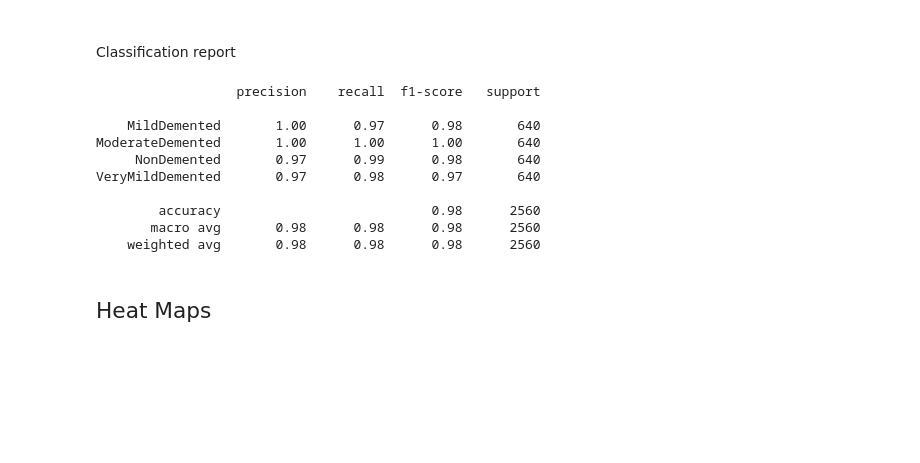
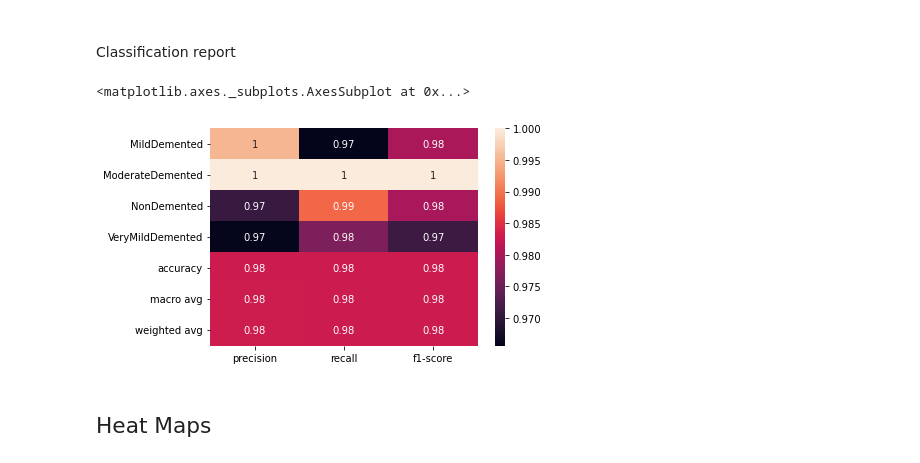
Before and after one commit to anagavrilovic/AlzheimersDisease, a Jupyter notebook: cnn/Classifying Severity of Alzheimer's Disease - CNN.ipynb, the cells around one changed output. Cells and saved outputs as stored; diff of their text form; code cells hidden in the pictures; blank space fills up the shorter version.

```diff
--- a/cnn/Classifying Severity of Alzheimer's Disease - CNN.ipynb
+++ b/cnn/Classifying Severity of Alzheimer's Disease - CNN.ipynb
@@ -218,20 +220,15 @@ Accuracy: 98.28125 %
 # %% [markdown]
 <h4 style="font-weight: normal;">Classification report</h4>
 # %%
-print(classification_report(y_true=list(map(str, test_image_labels_str)),
+clf_report = classification_report(y_true=list(map(str, test_image_labels_str)),
                             y_pred=list(map(str, predicted_labels_str)),
-                            target_names=list(map(str, classes))))
+                            target_names=list(map(str, classes)),
+                            output_dict=True)
+
+sns.heatmap(pd.DataFrame(clf_report).iloc[:-1, :].T, annot=True)
 # %% [output]
-                  precision    recall  f1-score   support
-
-    MildDemented       1.00      0.97      0.98       640
-ModerateDemented       1.00      1.00      1.00       640
-     NonDemented       0.97      0.99      0.98       640
-VeryMildDemented       0.97      0.98      0.97       640
-
-        accuracy                           0.98      2560
-       macro avg       0.98      0.98      0.98      2560
-    weighted avg       0.98      0.98      0.98      2560
+<matplotlib.axes._subplots.AxesSubplot at 0x...>
+[figure, added]
 # %% [markdown]
 <h2 style="font-weight: normal;">Heat Maps</h2>
 # %%
```
Also changed, not shown: parts of 3 cells of this notebook, 5 other files.
